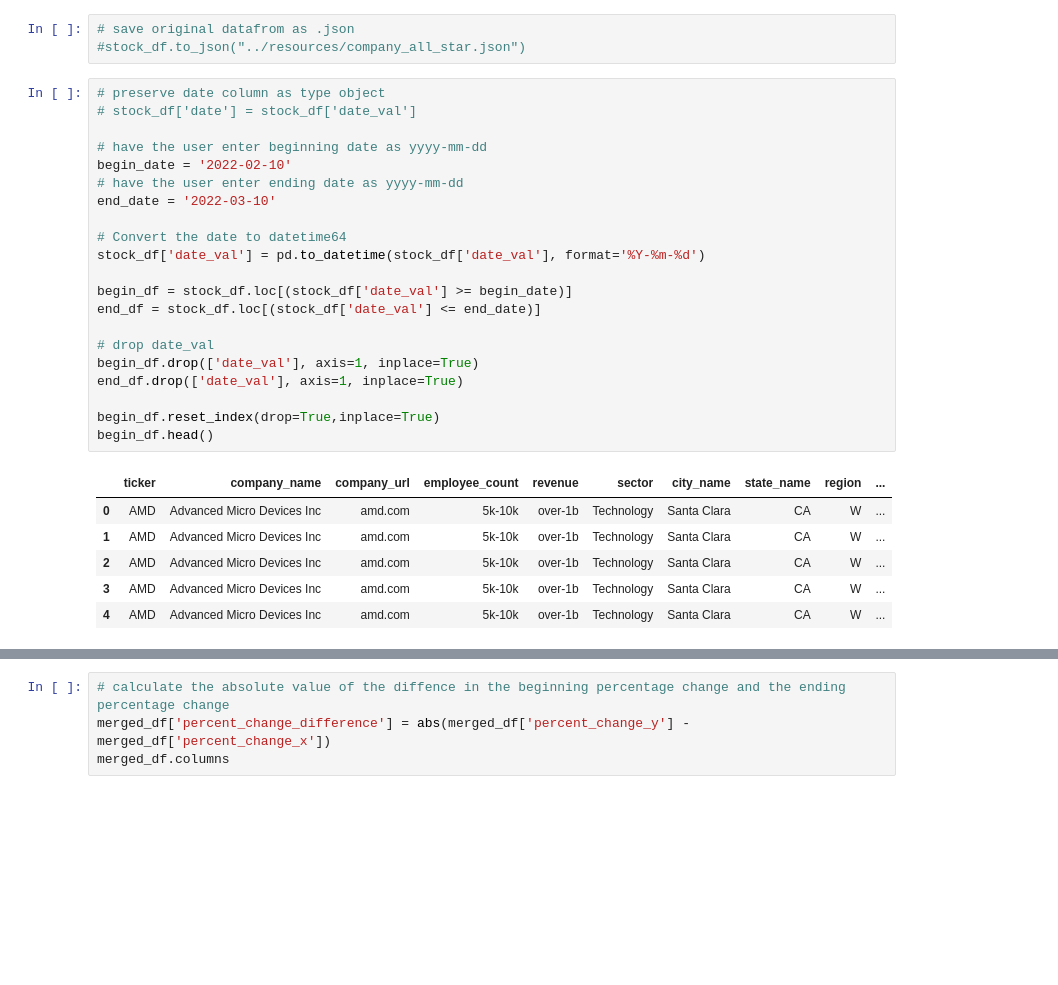
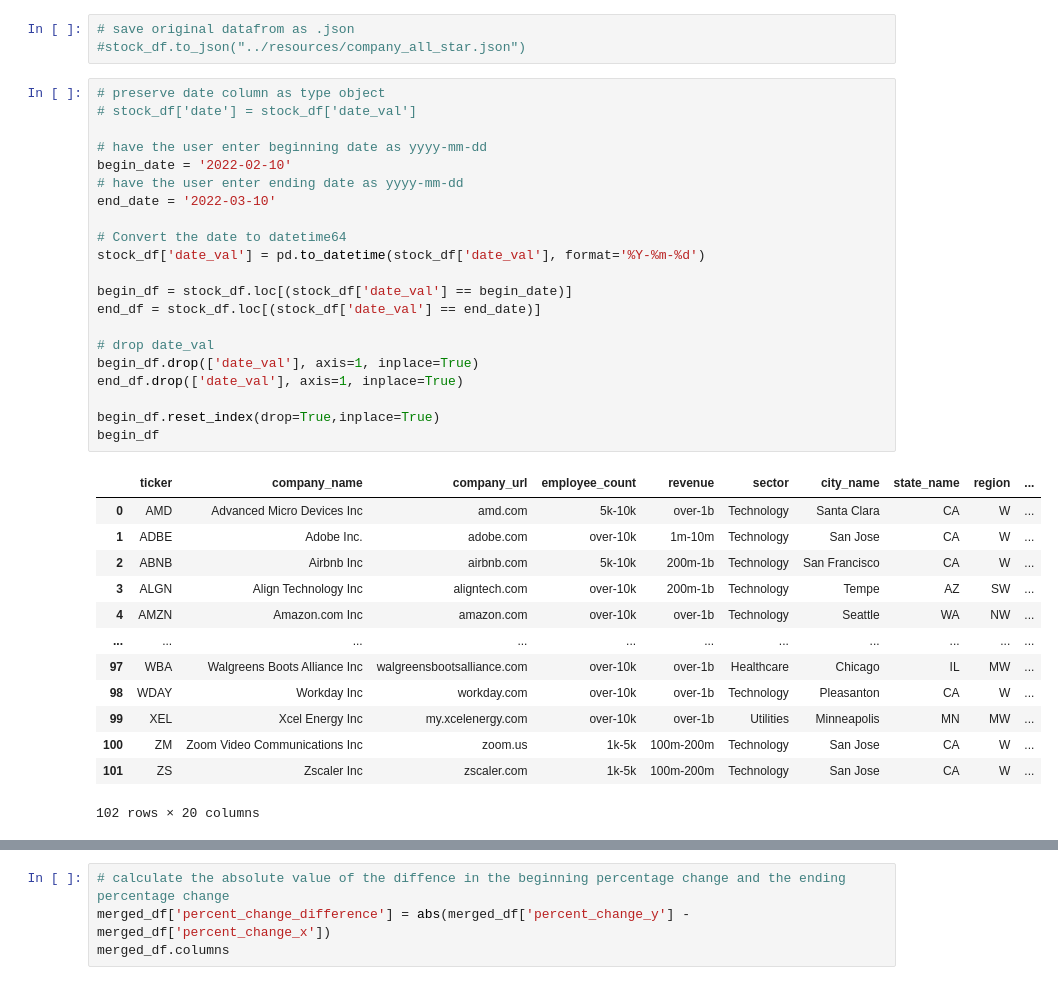
Before and after one commit to kjkubik/CompanyLocationAndStocks, a Jupyter notebook: source/random_forest_30_day_json_v1.ipynb, the cells around one changed output, grey strips where cells are left out. Saved outputs shown, nothing was run; the diff lists cells and outputs as text; blank space fills up the shorter version.

```diff
--- a/source/random_forest_30_day_json_v1.ipynb
+++ b/source/random_forest_30_day_json_v1.ipynb
@@ -38,30 +38,37 @@ stock_df.head()
 # %%
 # preserve date column as type object
 # stock_df['date'] = stock_df['date_val']
 
 # have the user enter beginning date as yyyy-mm-dd
 begin_date = '2022-02-10'
 # have the user enter ending date as yyyy-mm-dd
 end_date = '2022-03-10'
 
 # Convert the date to datetime64
 stock_df['date_val'] = pd.to_datetime(stock_df['date_val'], format='%Y-%m-%d')
 
-begin_df = stock_df.loc[(stock_df['date_val'] >= begin_date)]
-end_df = stock_df.loc[(stock_df['date_val'] <= end_date)]
+begin_df = stock_df.loc[(stock_df['date_val'] == begin_date)]
+end_df = stock_df.loc[(stock_df['date_val'] == end_date)]
 
 # drop date_val
 begin_df.drop(['date_val'], axis=1, inplace=True)
 end_df.drop(['date_val'], axis=1, inplace=True)
 
 begin_df.reset_index(drop=True,inplace=True)
-begin_df.head()
+begin_df
 # %% [output]
 |  | ticker | company_name | company_url | employee_count | revenue | sector | city_name | state_name | region | ... |
 | 0 | AMD | Advanced Micro Devices Inc | amd.com | 5k-10k | over-1b | Technology | Santa Clara | CA | W | ... |
-| 1 | AMD | Advanced Micro Devices Inc | amd.com | 5k-10k | over-1b | Technology | Santa Clara | CA | W | ... |
-| 2 | AMD | Advanced Micro Devices Inc | amd.com | 5k-10k | over-1b | Technology | Santa Clara | CA | W | ... |
-| 3 | AMD | Advanced Micro Devices Inc | amd.com | 5k-10k | over-1b | Technology | Santa Clara | CA | W | ... |
-| 4 | AMD | Advanced Micro Devices Inc | amd.com | 5k-10k | over-1b | Technology | Santa Clara | CA | W | ... |
+| 1 | ADBE | Adobe Inc. | adobe.com | over-10k | 1m-10m | Technology | San Jose | CA | W | ... |
+| 2 | ABNB | Airbnb Inc | airbnb.com | 5k-10k | 200m-1b | Technology | San Francisco | CA | W | ... |
+| 3 | ALGN | Align Technology Inc | aligntech.com | over-10k | 200m-1b | Technology | Tempe | AZ | SW | ... |
+| 4 | AMZN | Amazon.com Inc | amazon.com | over-10k | over-1b | Technology | Seattle | WA | NW | ... |
+| ... | ... | ... | ... | ... | ... | ... | ... | ... | ... | ... |
+| 97 | WBA | Walgreens Boots Alliance Inc | walgreensbootsalliance.com | over-10k | over-1b | Healthcare | Chicago | IL | MW | ... |
+| 98 | WDAY | Workday Inc | workday.com | over-10k | over-1b | Technology | Pleasanton | CA | W | ... |
+| 99 | XEL | Xcel Energy Inc | my.xcelenergy.com | over-10k | over-1b | Utilities | Minneapolis | MN | MW | ... |
+| 100 | ZM | Zoom Video Communications Inc | zoom.us | 1k-5k | 100m-200m | Technology | San Jose | CA | W | ... |
+| 101 | ZS | Zscaler Inc | zscaler.com | 1k-5k | 100m-200m | Technology | San Jose | CA | W | ... |
+102 rows × 20 columns
 # %%
 end_df.reset_index(drop=True,inplace=True)
```
Also changed, not shown: parts of 6 cells of this notebook, 2 other files.
